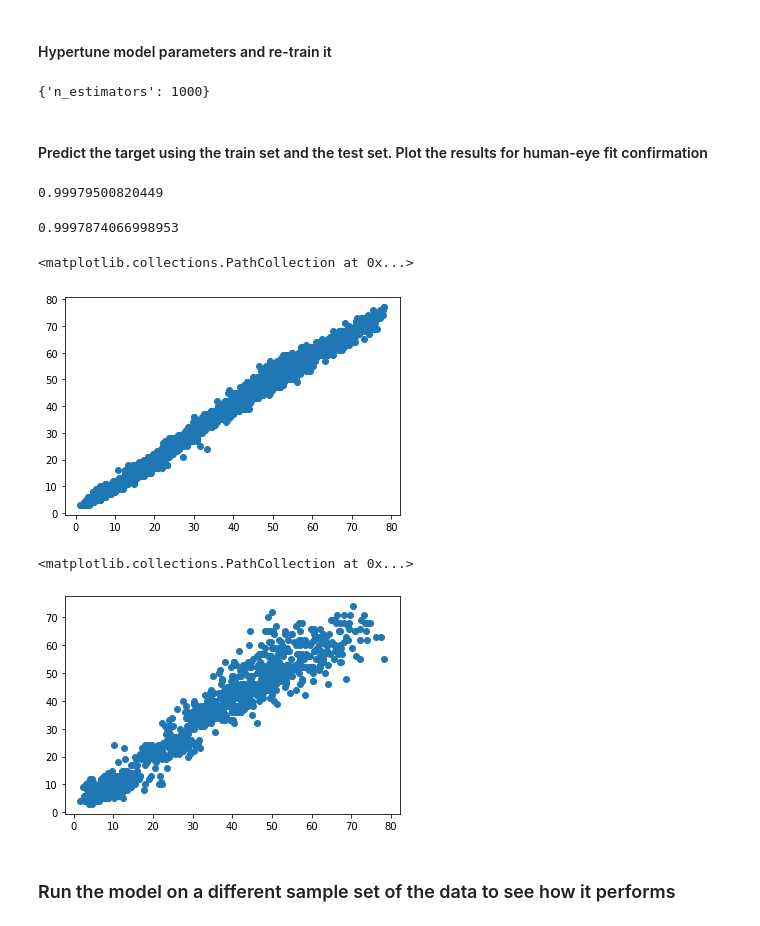
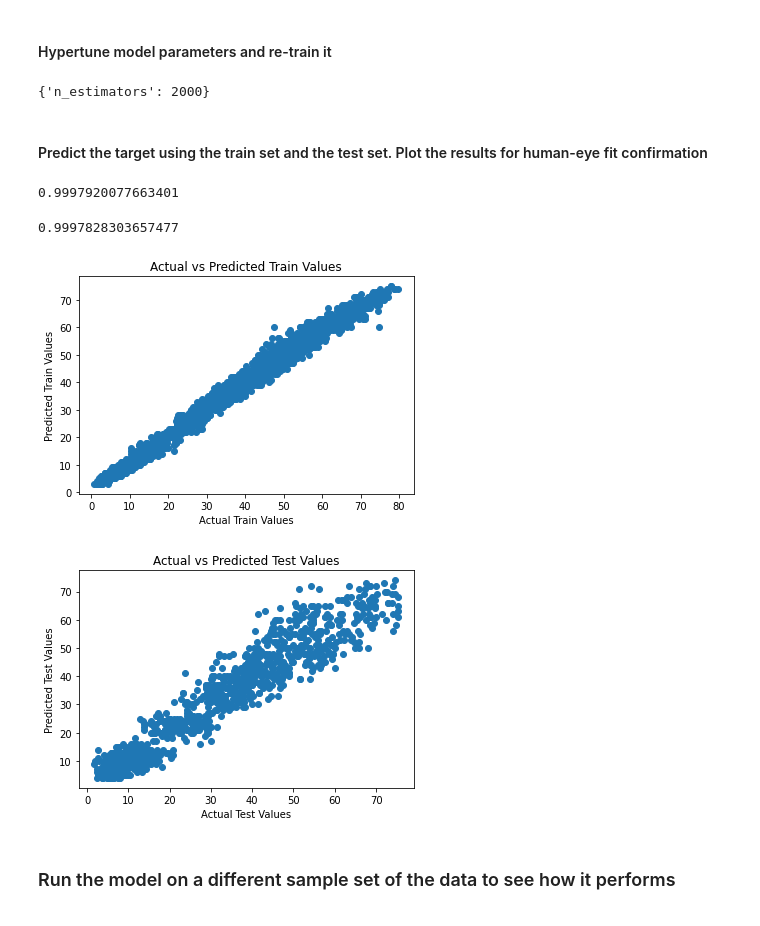
Before and after one commit to schnappv/CSE_6242_Project, a Jupyter notebook: notebooks/RFR_using_functions.ipynb, the cells around one changed output. Saved outputs shown, nothing was run; the diff lists cells and outputs as text; code cells hidden in the pictures.

```diff
--- a/notebooks/RFR_using_functions.ipynb
+++ b/notebooks/RFR_using_functions.ipynb
@@ -61,7 +48,10 @@ sample_df = df.dropna().sample(n=5000)
 # %% [markdown]
 ### Build a Random Forest Regression (RFR) model fitted on the sample data
 # %%
-rfr = RFRegressor(target='Pct_CP_Death', features=['AQI', 'State', 'Parameter', 'Age_Group'], random_seed=123)
+rfr = RFRegressor(target='Pct_CP_Death', features=['AQI', 'Parameter', 'Age_Group'], random_seed=123)
+
+# removed State as a feature due to concern of overfitting
+
 rfr
 # %% [output]
 <modeling.random_forest_regression.RFRegressor at 0x...>
@@ -75,29 +65,35 @@ parameters = {
 }
 rfr.hypertune(parameters)
 # %% [output]
-{'n_estimators': 1000}
+{'n_estimators': 2000}
 # %% [markdown]
 #### Predict the target using the train set and the test set. Plot the results for human-eye fit confirmation
 # %%
 y_predict_train, train_score = rfr.predict_score_train()
 train_score
 # %% [output]
-0.99979500820449
+0.9997920077663401
 # %%
 y_predict_test, test_score = rfr.predict_score_test()
 test_score
 # %% [output]
-0.9997874066998953
+0.9997828303657477
 # %%
 plt.scatter(rfr.y_train, y_predict_train)
+plt.xlabel("Actual Train Values")
+plt.ylabel("Predicted Train Values")
+plt.title("Actual vs Predicted Train Values")
+plt.show()
 # %% [output]
-<matplotlib.collections.PathCollection at 0x...>
-[figure, old version]
+[figure, new version]
 # %%
 plt.scatter(rfr.y_test, y_predict_test)
+plt.xlabel("Actual Test Values")
+plt.ylabel("Predicted Test Values")
+plt.title("Actual vs Predicted Test Values")
+plt.show()
 # %% [output]
-<matplotlib.collections.PathCollection at 0x...>
-[figure, old version]
+[figure, new version]
 # %% [markdown]
 ### Run the model on a different sample set of the data to see how it performs
 # %%
```
Also changed, not shown: parts of 7 cells of this notebook.
